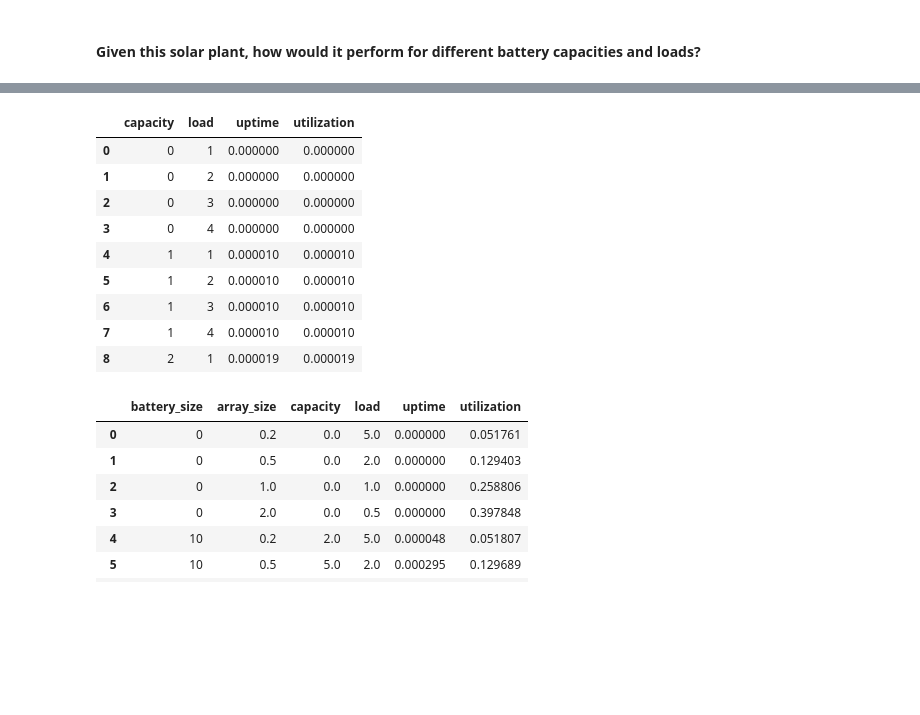
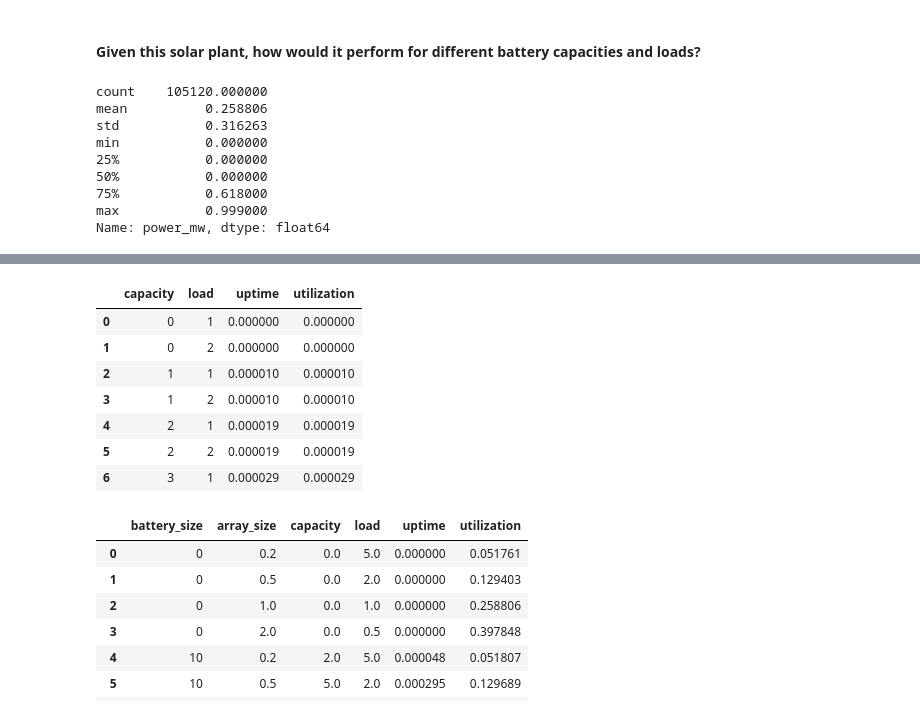
Before and after one commit to alecchendev/solar, a Jupyter notebook: solar_modeling.ipynb, the cells around one changed output, grey strips where cells are left out. Drawn from its saved outputs; the diff is of its cells as text; code cells hidden in the pictures; blank space fills up the shorter version.

```diff
--- a/solar_modeling.ipynb
+++ b/solar_modeling.ipynb
@@ -356,9 +330,17 @@ median_cap_df
+# %%
+def median_capacity_df(files_df: pd.DataFrame, state: str, data_type: DataType, normalize: bool = False) -> pd.DataFrame:
+    filtered_df = files_df.loc[(files_df[STATE_COL] == state) & (files_df["data_type"] == data_type)]
+    # Compute median ourself to ensure we get a value (and not something split halfway between)
+    median = filtered_df["capacity_mw"].sort_values().iloc[len(filtered_df) // 2]
+    row = filtered_df.loc[filtered_df["capacity_mw"] == median].iloc[0]
+    df = pd.read_csv(f"{DATA_DIR}/{state}/{row[FILENAME_COL]}")
+    df = df.rename(columns={"LocalTime": "local_time", "Power(MW)": "power_mw"})
+    if normalize:
+        df["power_mw"] /= row["capacity_mw"]
+    return df
 # %%
 # Just take the first median capacity plan
-row = median_cap_df.iloc[0]
-filename, state = row[FILENAME_COL], row[STATE_COL]
-df = pd.read_csv(f"{DATA_DIR}/{state}/{filename}")
-df = df.rename(columns={"LocalTime": "local_time", "Power(MW)": "power_mw"})
+df = median_capacity_df(files_df, "az", DataType.ACTUAL)
 df["local_time"] = pd.to_datetime(df["local_time"], format="%m/%d/%y %H:%M")
 print(df.shape)
 df.head()
@@ -471,3 +451,16 @@ sol = df["power_mw"] / row["capacity_mw"]
+# %%
+sol = df["power_mw"] / row["capacity_mw"]
+sol.describe()
+# %% [output]
+count    105120.000000
+mean          0.258806
+std           0.316263
+min           0.000000
+25%           0.000000
+50%           0.000000
+75%           0.618000
+max           0.999000
+Name: power_mw, dtype: float64
 # %%
 def uptime_with_battery(caps: list[float], loads: list[float], sol: list[float]) -> pd.DataFrame:
     """
@@ -568,10 +561,10 @@ no_battery_example = uptime_with_battery(np.array([0]), np.array([10]), np.array
 assert no_battery_example.iloc[0]["uptime"] == 0.
 # %%
 %%time
-caps = np.array(list(range(5)))
-loads = np.array(list(range(1, 5)))
+caps = np.array(list(range(10)))
+loads = np.array(list(range(1, 3)))
 result = uptime_with_battery(caps, loads, sol)
 print(result.shape)
-result.loc[:8]
+result.loc[:6]
 # %% [output]
 (20, 4)
@@ -580,13 +573,11 @@ Wall time: 2.28 s
 |  | capacity | load | uptime | utilization |
 | 0 | 0 | 1 | 0.000000 | 0.000000 |
 | 1 | 0 | 2 | 0.000000 | 0.000000 |
-| 2 | 0 | 3 | 0.000000 | 0.000000 |
-| 3 | 0 | 4 | 0.000000 | 0.000000 |
-| 4 | 1 | 1 | 0.000010 | 0.000010 |
-| 5 | 1 | 2 | 0.000010 | 0.000010 |
-| 6 | 1 | 3 | 0.000010 | 0.000010 |
-| 7 | 1 | 4 | 0.000010 | 0.000010 |
-| 8 | 2 | 1 | 0.000019 | 0.000019 |
+| 2 | 1 | 1 | 0.000010 | 0.000010 |
+| 3 | 1 | 2 | 0.000010 | 0.000010 |
+| 4 | 2 | 1 | 0.000019 | 0.000019 |
+| 5 | 2 | 2 | 0.000019 | 0.000019 |
+| 6 | 3 | 1 | 0.000029 | 0.000029 |
 # %%
 def uptime_with_battery_with_inputs(load: float, battery_sizes: list[float], array_sizes: list[float], sol: list[float]) -> pd.DataFrame:
     """
```
Also changed, not shown: parts of 45 cells of this notebook.
